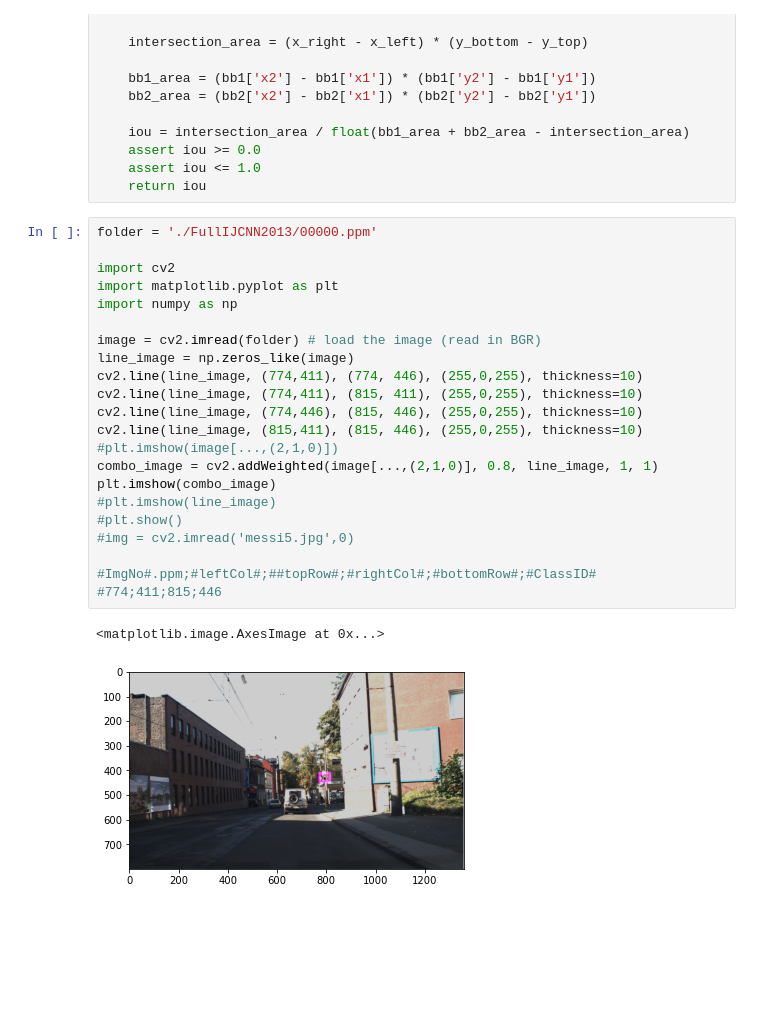
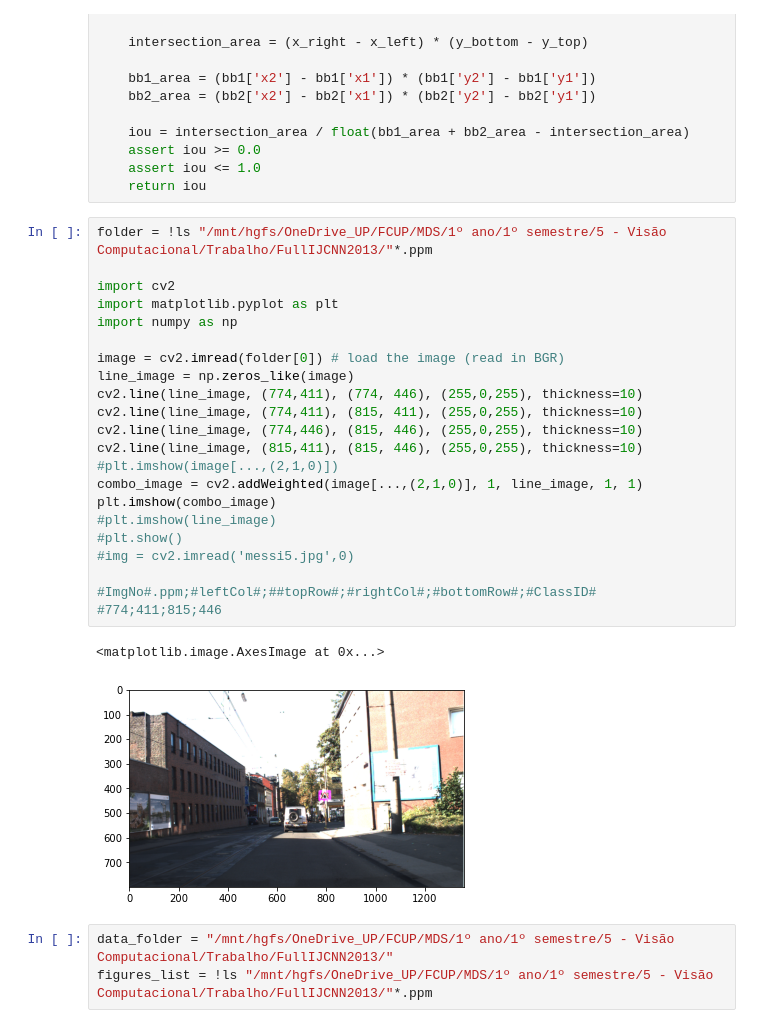
Before and after one commit to eamorgado/Car-Self-driving-Simulator, a Jupyter notebook: TrafficSigns/R-CNN.ipynb, the cells around one changed output. Saved outputs shown, nothing was run; the diff lists cells and outputs as text; blank space fills up the shorter version.

```diff
--- a/TrafficSigns/R-CNN.ipynb
+++ b/TrafficSigns/R-CNN.ipynb
@@ -97,27 +100,30 @@ def get_iou(bb1, bb2):
     assert iou <= 1.0
     return iou
 # %%
-folder = './FullIJCNN2013/00000.ppm'
+folder = !ls "/mnt/hgfs/OneDrive_UP/FCUP/MDS/1º ano/1º semestre/5 - Visão Computacional/Trabalho/FullIJCNN2013/"*.ppm
 
 import cv2
 import matplotlib.pyplot as plt
 import numpy as np
 
-image = cv2.imread(folder) # load the image (read in BGR)
+image = cv2.imread(folder[0]) # load the image (read in BGR)
 line_image = np.zeros_like(image)
 cv2.line(line_image, (774,411), (774, 446), (255,0,255), thickness=10)
 cv2.line(line_image, (774,411), (815, 411), (255,0,255), thickness=10)
 cv2.line(line_image, (774,446), (815, 446), (255,0,255), thickness=10)
 cv2.line(line_image, (815,411), (815, 446), (255,0,255), thickness=10)
 #plt.imshow(image[...,(2,1,0)])
-combo_image = cv2.addWeighted(image[...,(2,1,0)], 0.8, line_image, 1, 1)
+combo_image = cv2.addWeighted(image[...,(2,1,0)], 1, line_image, 1, 1)
 plt.imshow(combo_image)
 #plt.imshow(line_image)
 #plt.show()
 #img = cv2.imread('messi5.jpg',0)
 
 #ImgNo#.ppm;#leftCol#;##topRow#;#rightCol#;#bottomRow#;#ClassID#
 #774;411;815;446
 # %% [output]
 <matplotlib.image.AxesImage at 0x...>
-[figure, old version]
+[figure, new version]
+# %%
+data_folder = "/mnt/hgfs/OneDrive_UP/FCUP/MDS/1º ano/1º semestre/5 - Visão Computacional/Trabalho/FullIJCNN2013/"
+figures_list = !ls "/mnt/hgfs/OneDrive_UP/FCUP/MDS/1º ano/1º semestre/5 - Visão Computacional/Trabalho/FullIJCNN2013/"*.ppm
```
Also changed, not shown: parts of 10 cells of this notebook.
